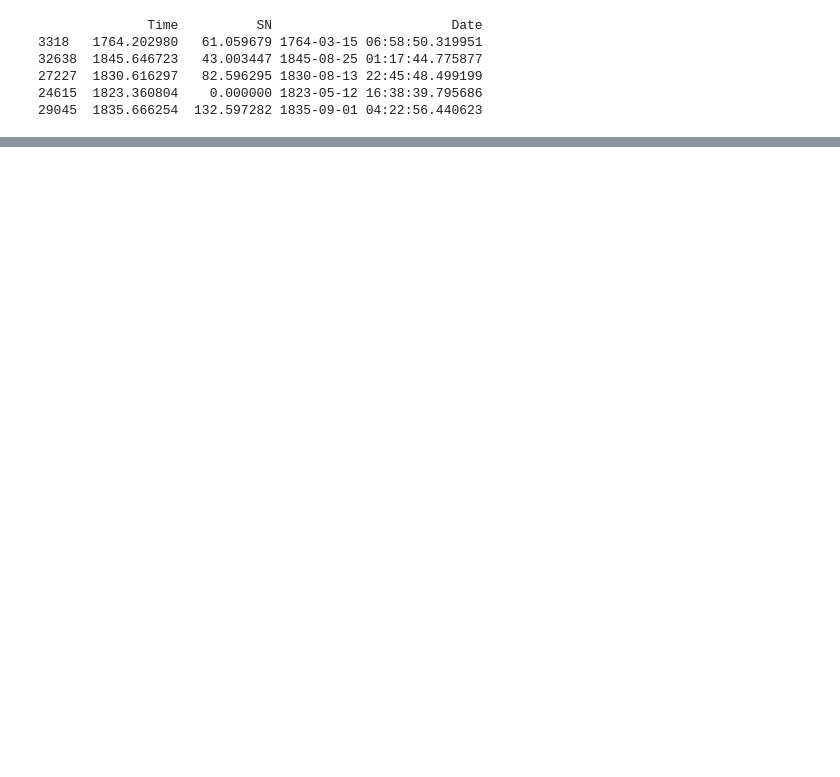
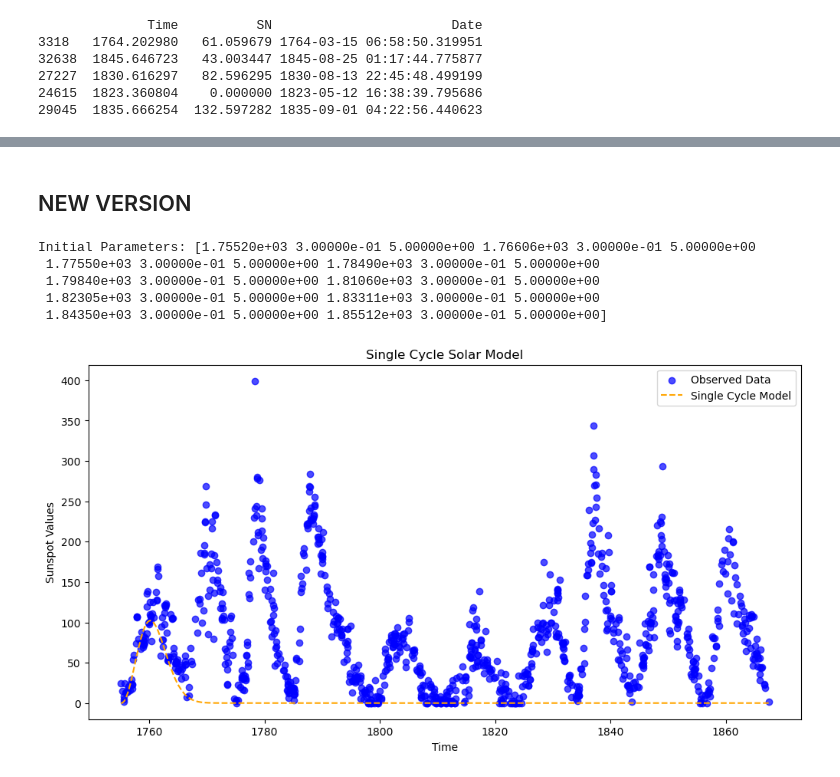
Before and after one commit to gurovamr/OHPC_Project, a Jupyter notebook: wip_mariia.ipynb, the cells around one changed output, grey strips where cells are left out. Cells and saved outputs as stored; diff of their text form; code cells hidden in the pictures; blank space fills up the shorter version.

```diff
--- a/wip_mariia.ipynb
+++ b/wip_mariia.ipynb
@@ -208,0 +346,77 @@ Iteration 250000, Temperature: 0.003998, Loss: 11461.329508
+# %% [markdown]
+## NEW VERSION
+# %%
+def solar_cycle_model(t, params, num_cycles=10):
+    """
+    Models the solar cycles based on the given parameters, ensuring distinct parameters for each cycle.
+
+    Args:
+        t (ndarray): Array of time points.
+        params (ndarray): Array of 3*num_cycles parameters
+                          [T0_1, Ts_1, Td_1, ..., T0_n, Ts_n, Td_n].
+        num_cycles (int): Number of solar cycles (default is 10).
+
+    Returns:
+        ndarray: Predicted values of x(t).
+    """
+    predicted_values = np.zeros_like(t)
+
+    for k in range(num_cycles):
+        T0 = params[3 * k]       # Start time of cycle k
+        Ts = params[3 * k + 1]   # Rising time of cycle k
+        Td = params[3 * k + 2]   # Declining time of cycle k
+
+        # Define the range of this cycle
+        if k < num_cycles - 1:
+            next_T0 = params[3 * (k + 1)]  # Start time of the next cycle
+            cycle_mask = (t >= T0) & (t < next_T0)  # Prevent overlap with the next cycle
+        else:
+            cycle_mask = (t >= T0)  # Last cycle includes all times after T0
+
+        t_cycle = t[cycle_mask]
+
+        # Compute the contribution of cycle k
+        if len(t_cycle) > 0:
+            x_k = ((t_cycle - T0) / Ts) ** 2 * np.exp(-((t_cycle - T0) / Td) ** 2)
+            predicted_values[cycle_mask] += x_k
+
+    return predicted_values
+
+
+# Initial parameters from the paper
+T0_initial = np.array([1755.2, 1766.06, 1775.5, 1784.9, 1798.4,
+                       1810.6, 1823.05, 1833.11, 1843.5, 1855.12])
+Ts_initial = np.full(len(T0_initial), 0.3)
+Td_initial = np.full(len(T0_initial), 5.0)
+x0 = np.empty(len(T0_initial) * 3)
+x0[::3] = T0_initial
+x0[1::3] = Ts_initial
+x0[2::3] = Td_initial
+
+print("Initial Parameters:", x0)
+
+# Extract and sort time points from subset_random
+subset_random = subset_random.sort_values(by="Time")
+t = subset_random['Time'].values
+observed_values = subset_random['SN'].values  # Replace 'SN' with the correct column name
+
+
+# Test the model for one cycle
+predicted_values = solar_cycle_model(t, x0, num_cycles=1)
+
+# Plot the results
+plt.figure(figsize=(12, 6))
+plt.scatter(t, observed_values, label="Observed Data", color="blue", alpha=0.7)
+plt.plot(t, predicted_values, label="Single Cycle Model", color="orange", linestyle="--")
+plt.title("Single Cycle Solar Model")
+plt.xlabel("Time")
+plt.ylabel("Sunspot Values")
+plt.legend()
+plt.show()
+# %% [output]
+Initial Parameters: [1.75520e+03 3.00000e-01 5.00000e+00 1.76606e+03 3.00000e-01 5.00000e+00
+ 1.77550e+03 3.00000e-01 5.00000e+00 1.78490e+03 3.00000e-01 5.00000e+00
+ 1.79840e+03 3.00000e-01 5.00000e+00 1.81060e+03 3.00000e-01 5.00000e+00
+ 1.82305e+03 3.00000e-01 5.00000e+00 1.83311e+03 3.00000e-01 5.00000e+00
+ 1.84350e+03 3.00000e-01 5.00000e+00 1.85512e+03 3.00000e-01 5.00000e+00]
+[figure, added]
```
Also changed, not shown: parts of 10 cells of this notebook, 5 other files.
